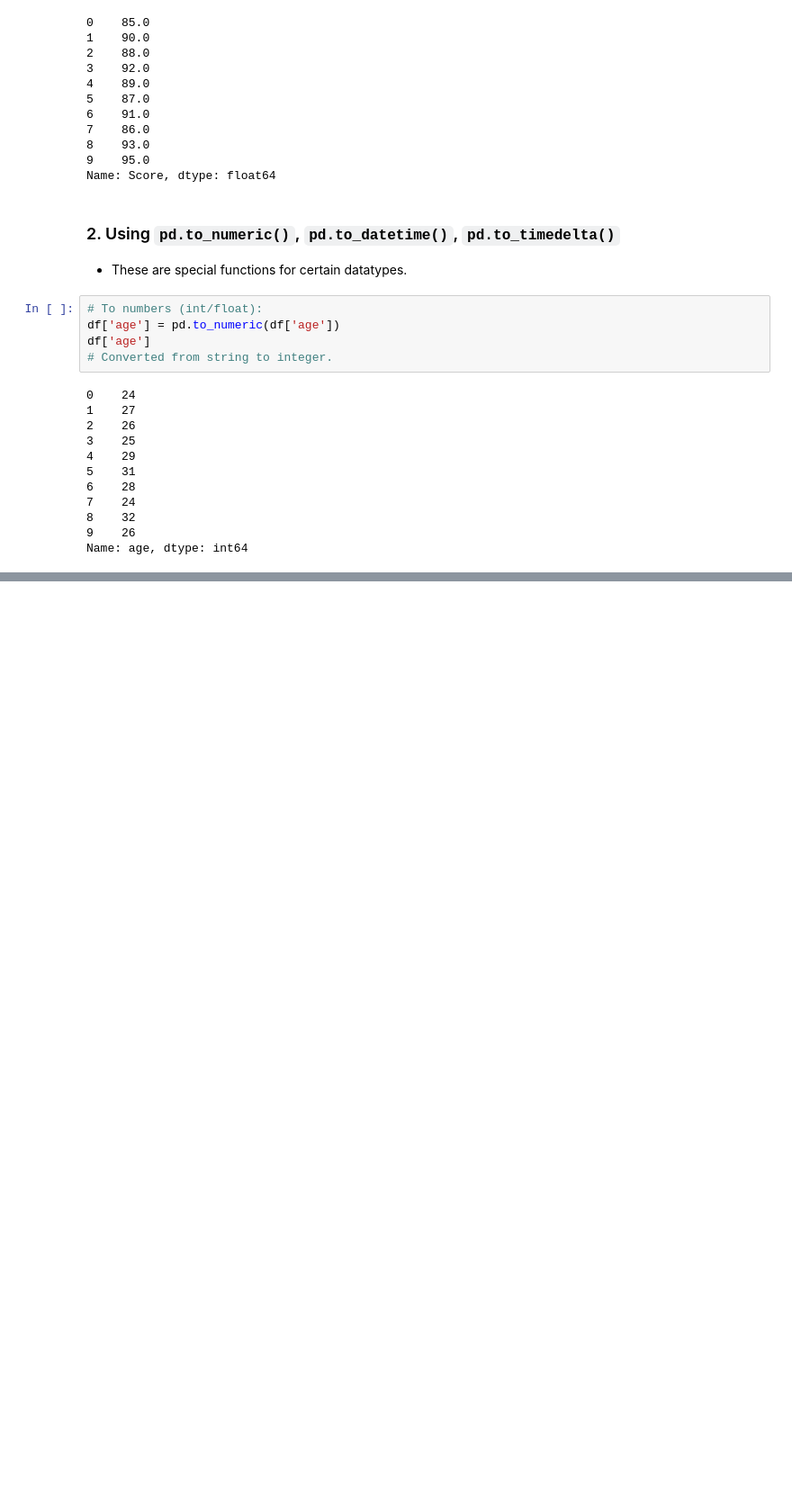
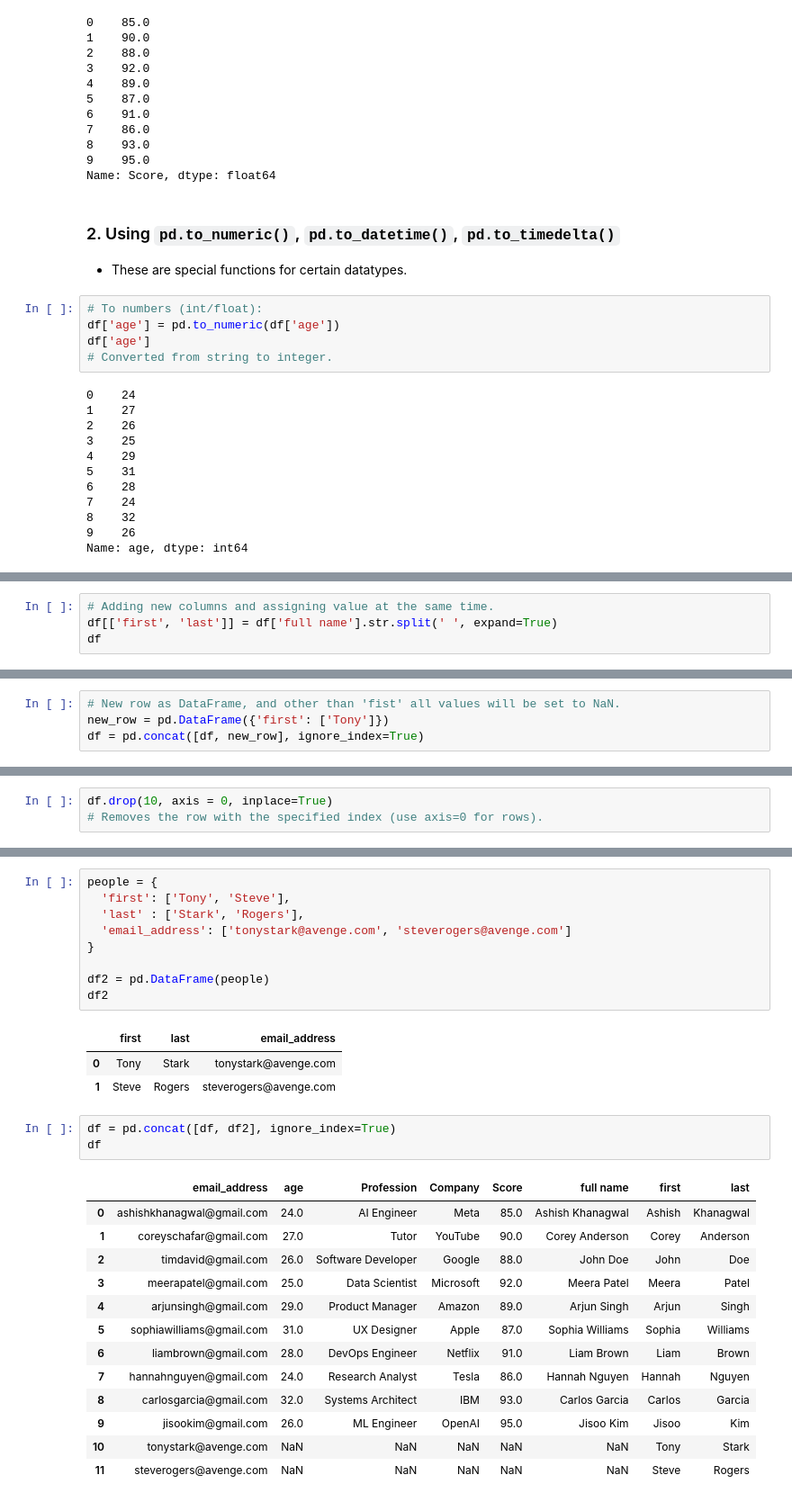
Before and after one commit to Ashish-khanagwal/Artificial-Intelligence, a Jupyter notebook: 4. Pandas/basics-3.ipynb, the cells around one changed output, grey strips where cells are left out. Shown at 90% size. Saved outputs shown, nothing was run; the diff lists cells and outputs as text; blank space fills up the shorter version.

Commit message:
ADDING AND REMOVING ROWS AND COLUMNS

```diff
--- a/4. Pandas/basics-3.ipynb
+++ b/4. Pandas/basics-3.ipynb
@@ -109,0 +167,4 @@ dtype: object
+# %%
+# Adding new columns and assigning value at the same time.
+df[['first', 'last']] = df['full name'].str.split(' ', expand=True)
+df
@@ -109,0 +185,4 @@ dtype: object
+# %%
+# New row as DataFrame, and other than 'fist' all values will be set to NaN.
+new_row = pd.DataFrame({'first': ['Tony']})
+df = pd.concat([df, new_row], ignore_index=True)
@@ -109,0 +207,3 @@ dtype: object
+# %%
+df.drop(10, axis = 0, inplace=True)
+# Removes the row with the specified index (use axis=0 for rows).
@@ -109,0 +231,30 @@ dtype: object
+# %%
+people = {
+  'first': ['Tony', 'Steve'],
+  'last' : ['Stark', 'Rogers'],
+  'email_address': ['tonystark@avenge.com', 'steverogers@avenge.com']
+}
+
+df2 = pd.DataFrame(people)
+df2
+# %% [output]
+|  | first | last | email_address |
+| 0 | Tony | Stark | tonystark@avenge.com |
+| 1 | Steve | Rogers | steverogers@avenge.com |
+# %%
+df = pd.concat([df, df2], ignore_index=True)
+df
+# %% [output]
+|  | email_address | age | Profession | Company | Score | full name | first | last |
+| 0 | ashishkhanagwal@gmail.com | 24.0 | AI Engineer | Meta | 85.0 | Ashish Khanagwal | Ashish | Khanagwal |
+| 1 | coreyschafar@gmail.com | 27.0 | Tutor | YouTube | 90.0 | Corey Anderson | Corey | Anderson |
+| 2 | timdavid@gmail.com | 26.0 | Software Developer | Google | 88.0 | John Doe | John | Doe |
+| 3 | meerapatel@gmail.com | 25.0 | Data Scientist | Microsoft | 92.0 | Meera Patel | Meera | Patel |
+| 4 | arjunsingh@gmail.com | 29.0 | Product Manager | Amazon | 89.0 | Arjun Singh | Arjun | Singh |
+| 5 | sophiawilliams@gmail.com | 31.0 | UX Designer | Apple | 87.0 | Sophia Williams | Sophia | Williams |
+| 6 | liambrown@gmail.com | 28.0 | DevOps Engineer | Netflix | 91.0 | Liam Brown | Liam | Brown |
+| 7 | hannahnguyen@gmail.com | 24.0 | Research Analyst | Tesla | 86.0 | Hannah Nguyen | Hannah | Nguyen |
+| 8 | carlosgarcia@gmail.com | 32.0 | Systems Architect | IBM | 93.0 | Carlos Garcia | Carlos | Garcia |
+| 9 | jisookim@gmail.com | 26.0 | ML Engineer | OpenAI | 95.0 | Jisoo Kim | Jisoo | Kim |
+| 10 | tonystark@avenge.com | NaN | NaN | NaN | NaN | NaN | Tony | Stark |
+| 11 | steverogers@avenge.com | NaN | NaN | NaN | NaN | NaN | Steve | Rogers |
```
Also changed, not shown: parts of 17 cells of this notebook.
